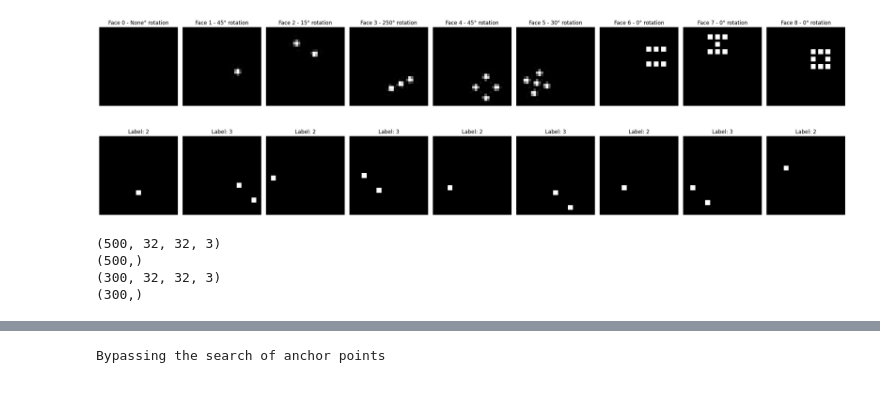
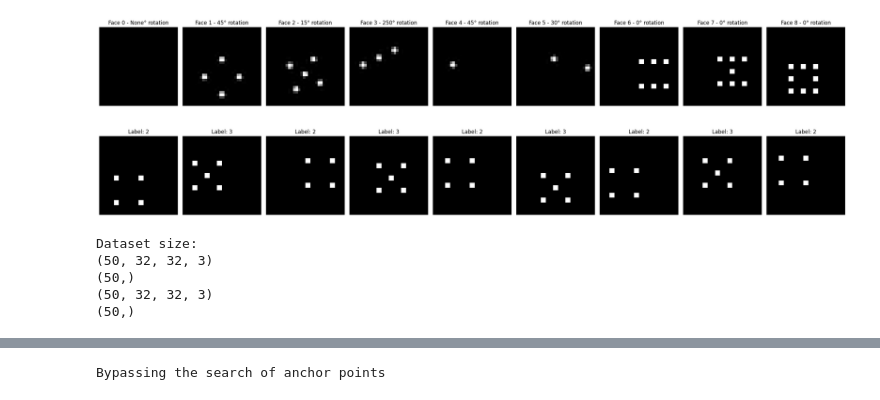
Before and after one commit to vHalenka/TM_DataEnhancer, a Jupyter notebook: main.ipynb, the cells around one changed output, grey strips where cells are left out. Cells and saved outputs as stored; diff of their text form; code cells hidden in the pictures.

```diff
--- a/main.ipynb
+++ b/main.ipynb
@@ -47,8 +34,8 @@ from keras.datasets import cifar10
 #Parameters
 
 #TM
-epochs = 5
-max_included_literals = 1000
+epochs = 20
+max_included_literals = 500
 clauses = 10
 T = int((np.sqrt(clauses)/2 + 2)*10)
 s = 1.5
@@ -57,7 +44,7 @@ step = 1
 #Data
 trained_labels = np.array([1,2])
 #trained_labels = np.arange(4)
-training_pool_size = 500 # number of testing pictures loaded
+training_pool_size = 50 # number of testing pictures loaded
 
 #preprocessing
 resolution = 2 # scaled colors to thermometer code size of..
@@ -66,10 +53,10 @@ patch_dim = [3,3]
 # Dice Dataset parameters
 use_debug_dataset = True
 train_size = training_pool_size
-test_size = 300
+test_size = 50
 window_top_left = (0, 0)
 window_bottom_right = (32, 32)
-dice_size = 12
+dice_size = 20
 
 # Second run parameters
 bypass_anchor_selection = True
@@ -77,7 +64,7 @@ n_anchor_points = 3 #if bypass, then only one selected
 # %%
 # Debug dataset creation function
 def dice_image(value, top_left=(0, 0), bottom_right=(32, 32), dice_size=8, rand_placement=False, rotation_angle=None):
-    img = np.zeros((32, 32, 3), dtype=np.uint8)
+    img = np.zeros((32, 32, 3), dtype=np.uint32)
 
     # Relative dot size
     dot_size = dice_size // 6
@@ -93,11 +80,11 @@ def dice_image(value, top_left=(0, 0), bottom_right=(32, 32), dice_size=8, rand_
     # Relative positions for the center of dice based on its value and dice size
     offset = dice_size // 4
     positions = {
-        1: [(-offset, -offset)],
-        2: [(-offset, -offset), (offset, offset)],
+        4: [(-offset, -offset)],
+        5: [(-offset, -offset), (offset, offset)],
         3: [(-offset, -offset), (0, 0), (offset, offset)],
-        4: [(-offset, -offset), (-offset, offset), (offset, -offset), (offset, offset)],
-        5: [(-offset, -offset), (-offset, offset), (offset, -offset), (offset, offset), (0, 0)],
+        1: [(-offset, -offset), (-offset, offset), (offset, -offset), (offset, offset)],
+        2: [(-offset, -offset), (-offset, offset), (offset, -offset), (offset, offset), (0, 0)],
         6: [(-offset, -offset), (-offset, offset), (offset, -offset), (offset, offset), (0, -offset), (0, offset)],
         7: [(-offset, -offset), (-offset, offset), (offset, -offset), (offset, offset), (0, 0), (0, -offset), (0, offset)],
         8: [(-offset, -offset), (-offset, offset), (offset, -offset), (offset, offset), (0, -offset), (0, offset), (-offset, 0), (offset, 0)],
@@ -127,9 +114,6 @@ def dice_image(value, top_left=(0, 0), bottom_right=(32, 32), dice_size=8, rand_
 # %%
 # Testing the dice_image function
 # Plotting the dice faces with random positions and rotations within the specified window
-window_top_left = (0, 0)
-window_bottom_right = (32, 32)
-dice_size = 12
 fig, axes = plt.subplots(1, 9, figsize=(24, 4))
 
 rotations = [None, 45, 15, 250, 45, 30, 0, 0, 0 ,0]  # Some sample rotations
@@ -164,10 +145,11 @@ plt.show()
-[figure, old version]
+[figure, new version]
 # %%
+
 if use_debug_dataset: # Dataset selection
     def generate_debug_dataset(dataset_size, window_top_left, window_bottom_right, dice_size, random_rotations=False, include_random_class=False, random_placement=False):
-        dataset = np.zeros((dataset_size, 32, 32, 3), dtype=np.uint8)
-        labels = np.zeros((dataset_size,), dtype=np.uint8)
-        dice_coordinates = np.zeros((dataset_size,2), dtype=np.uint8)
+        dataset = np.zeros((dataset_size, 32, 32, 3), dtype=np.uint32)
+        labels = np.zeros((dataset_size,), dtype=np.uint32)
+        dice_coordinates = np.zeros((dataset_size,2), dtype=np.uint32)
 
         #rotations = [None, 90, 180, 270]
         rotations = [None, 90, 180, 270]
@@ -180,7 +162,7 @@ if use_debug_dataset: # Dataset selection
             # If the random class is to be included and the current index is for the random class
             if include_random_class and dice_val == 10:
                 # Create a random pixel image
-                dataset[i] = np.random.randint(0, 256, (32, 32, 3), dtype=np.uint8)
+                dataset[i] = np.random.randint(0, 256, (32, 32, 3), dtype=np.uint32)
                 labels[i] = 10  # The label for the random class
             else:
                 # Create a dice image
@@ -241,15 +223,16 @@ else:
 
 X_test_org = X_test_org[np.in1d(Y_test_org, trained_labels)]
 Y_test_org = Y_test_org[np.in1d(Y_test_org, trained_labels)]
-
+print("Dataset size:")
 print(X_train_org.shape)
 print(Y_train_org.shape)
 print(X_test_org.shape)
 print(Y_test_org.shape)
 # %% [output]
-[figure, old version]
+[figure, new version]
-(500, 32, 32, 3)
-(500,)
-(300, 32, 32, 3)
-(300,)
+Dataset size:
+(50, 32, 32, 3)
+(50,)
+(50, 32, 32, 3)
+(50,)
 # %%
```
Also changed, not shown: parts of 23 cells of this notebook.
